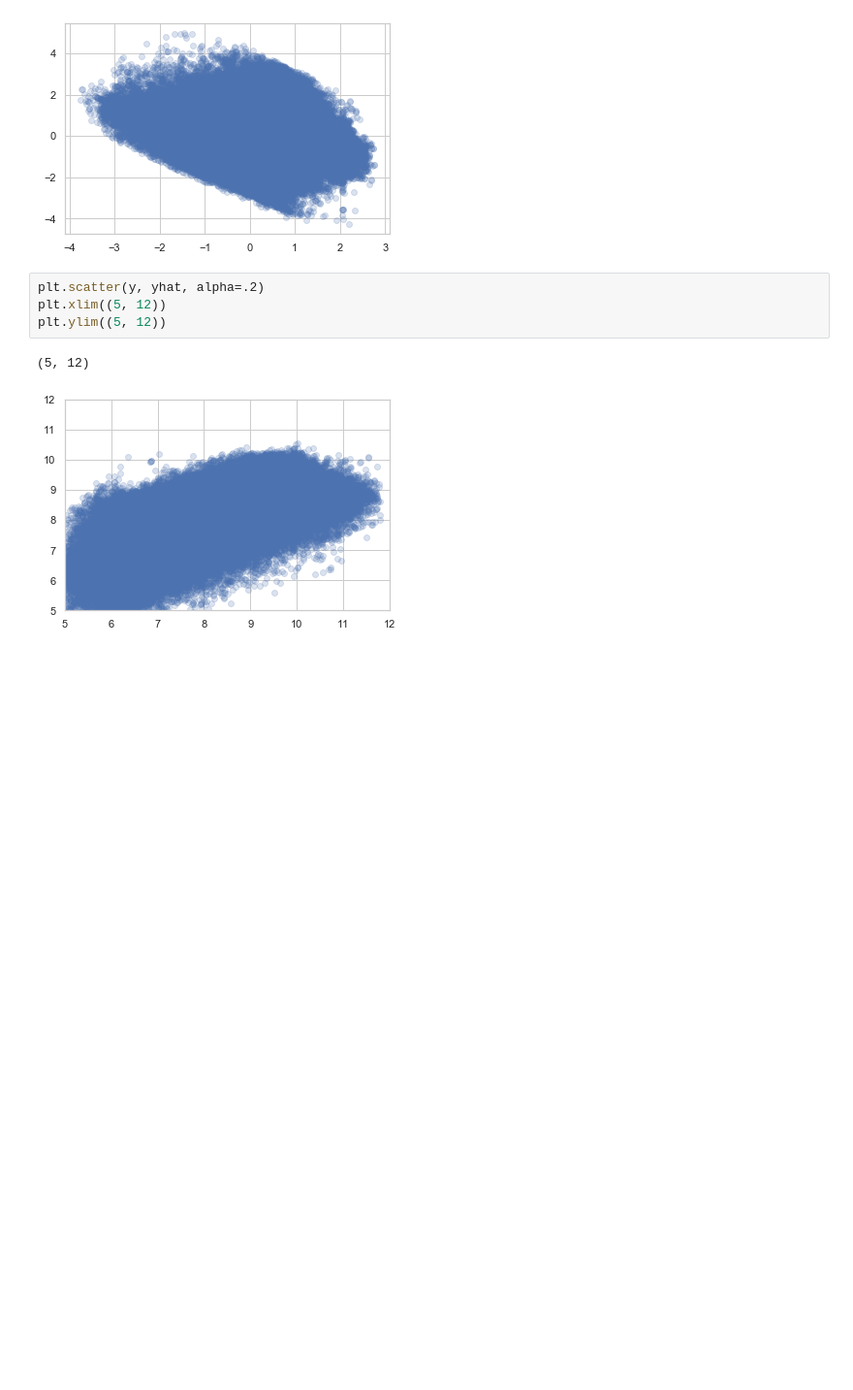
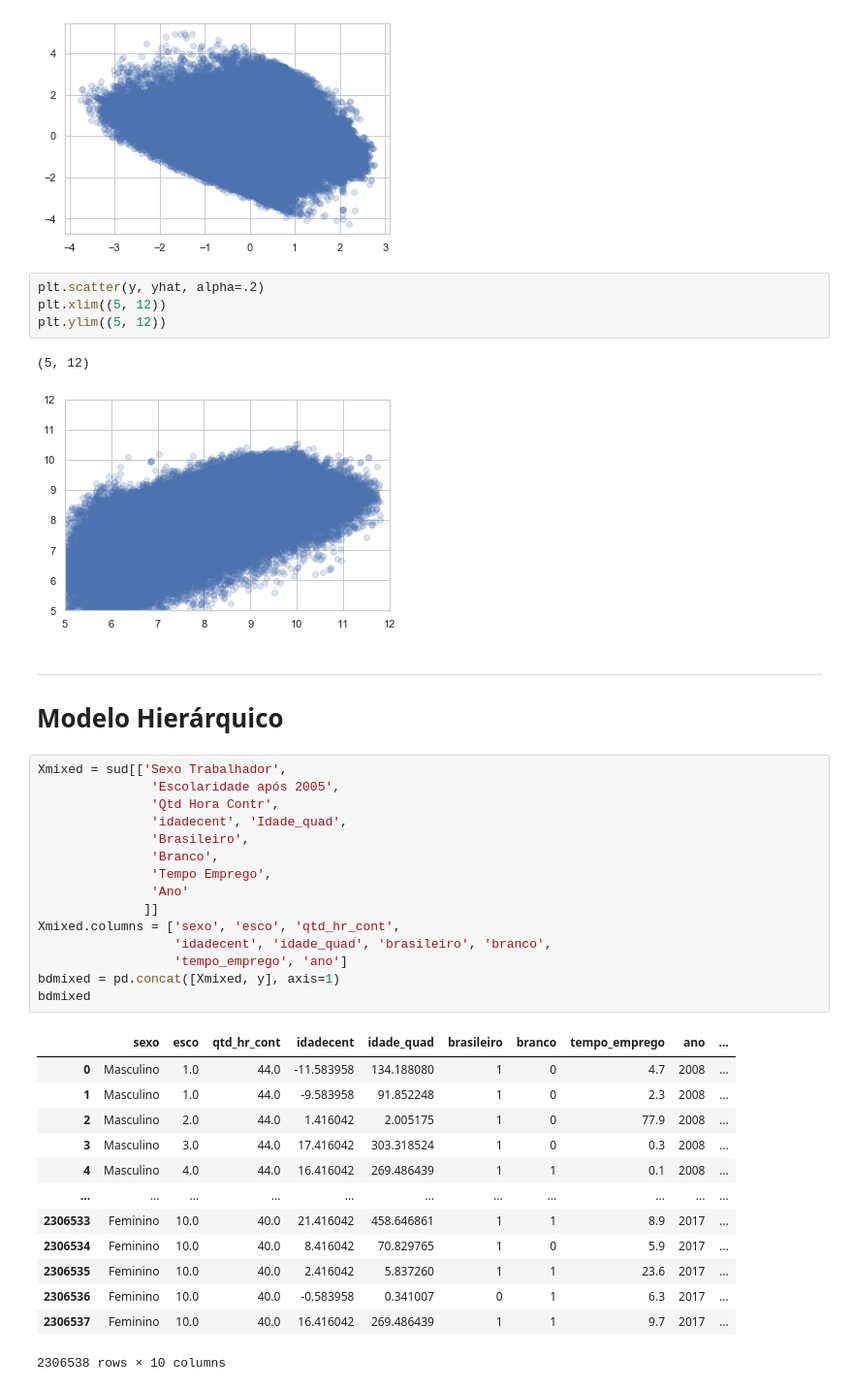
Before and after one commit to neylsoncrepalde/diversidade_mercado_ia, a Jupyter notebook: src/exploratoria.ipynb, the cells around one changed output. Shown at 97% size. Drawn from its saved outputs; the diff is of its cells as text; blank space fills up the shorter version.

```diff
--- a/src/exploratoria.ipynb
+++ b/src/exploratoria.ipynb
@@ -1086,3 +1087,36 @@ plt.ylim((5, 12))
 # %% [output]
 (5, 12)
 [figure]
+# %% [markdown]
+---
+
+# Modelo Hierárquico
+# %%
+Xmixed = sud[['Sexo Trabalhador',
+               'Escolaridade após 2005',
+               'Qtd Hora Contr',
+               'idadecent', 'Idade_quad',
+               'Brasileiro',
+               'Branco',
+               'Tempo Emprego',
+               'Ano'
+              ]]
+Xmixed.columns = ['sexo', 'esco', 'qtd_hr_cont',
+                  'idadecent', 'idade_quad', 'brasileiro', 'branco',
+                  'tempo_emprego', 'ano']
+bdmixed = pd.concat([Xmixed, y], axis=1)
+bdmixed
+# %% [output]
+|  | sexo | esco | qtd_hr_cont | idadecent | idade_quad | brasileiro | branco | tempo_emprego | ano | ... |
+| 0 | Masculino | 1.0 | 44.0 | -11.583958 | 134.188080 | 1 | 0 | 4.7 | 2008 | ... |
+| 1 | Masculino | 1.0 | 44.0 | -9.583958 | 91.852248 | 1 | 0 | 2.3 | 2008 | ... |
+| 2 | Masculino | 2.0 | 44.0 | 1.416042 | 2.005175 | 1 | 0 | 77.9 | 2008 | ... |
+| 3 | Masculino | 3.0 | 44.0 | 17.416042 | 303.318524 | 1 | 0 | 0.3 | 2008 | ... |
+| 4 | Masculino | 4.0 | 44.0 | 16.416042 | 269.486439 | 1 | 1 | 0.1 | 2008 | ... |
+| ... | ... | ... | ... | ... | ... | ... | ... | ... | ... | ... |
+| 2306533 | Feminino | 10.0 | 40.0 | 21.416042 | 458.646861 | 1 | 1 | 8.9 | 2017 | ... |
+| 2306534 | Feminino | 10.0 | 40.0 | 8.416042 | 70.829765 | 1 | 0 | 5.9 | 2017 | ... |
+| 2306535 | Feminino | 10.0 | 40.0 | 2.416042 | 5.837260 | 1 | 1 | 23.6 | 2017 | ... |
+| 2306536 | Feminino | 10.0 | 40.0 | -0.583958 | 0.341007 | 0 | 1 | 6.3 | 2017 | ... |
+| 2306537 | Feminino | 10.0 | 40.0 | 16.416042 | 269.486439 | 1 | 1 | 9.7 | 2017 | ... |
+2306538 rows × 10 columns
```
Also changed, not shown: parts of 7 cells of this notebook.
